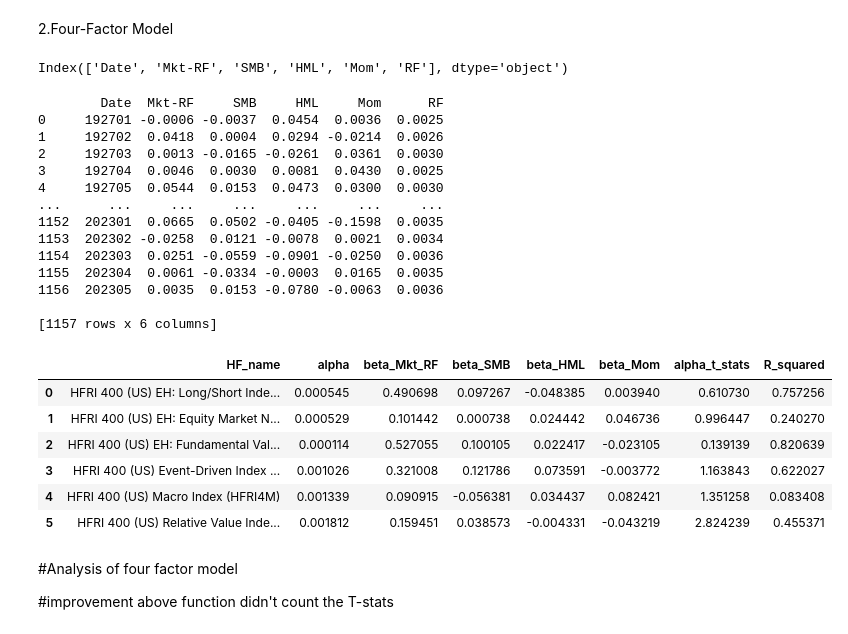
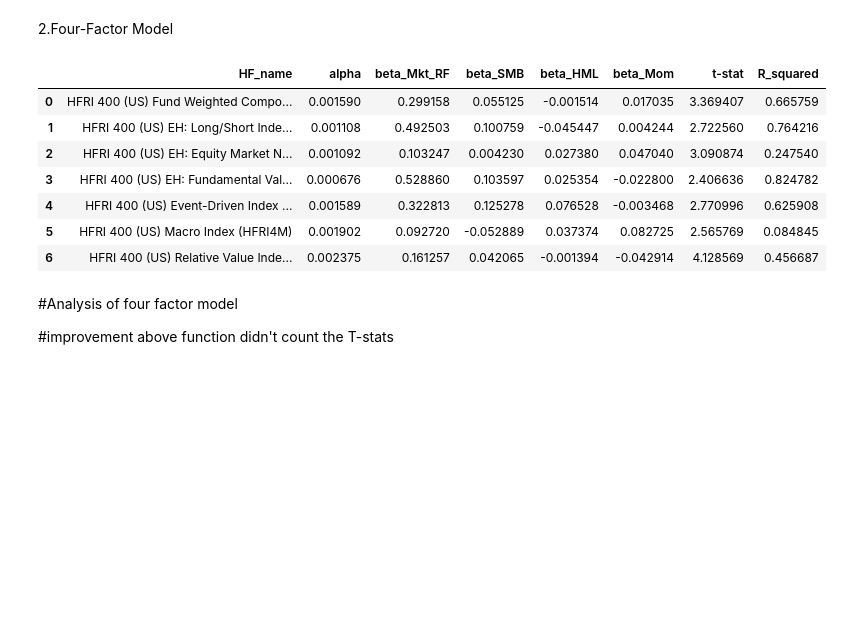
Before and after one commit to Jialin-Eddie/Portfolio_Managment, a Jupyter notebook: src/hedgeFund/hedgeFund.ipynb, the cells around one changed output. Saved outputs shown, nothing was run; the diff lists cells and outputs as text; code cells hidden in the pictures; blank space fills up the shorter version.

Commit message:
everything goes fine, now I gonna do update in Portfolio_construct, to edit the way I calculate weights

```diff
--- a/src/hedgeFund/hedgeFund.ipynb
+++ b/src/hedgeFund/hedgeFund.ipynb
@@ -247,11 +182,5 @@ These two strategies, the Equity Market Neutral Index for its diversification be
 # %% [markdown]
 2.Four-Factor Model
-# %%
-Emp_factors.rename(columns={'Mom   ': 'Mom'}, inplace=True)
-Emp_factors.keys()
-# Emp_factors['Mom'].iloc[-time_Length:]
-# %% [output]
-Index(['Date', 'Mkt-RF', 'SMB', 'HML', 'Mom', 'RF'], dtype='object')
 # %%
 from scipy import stats
 import pandas as pd
@@ -303,7 +232,9 @@ class hedgeFundClass:
         # Store results
         self.alpha = model.params['const']
         self.betas = model.params[1:]  # All betas except the constant term
-        self.t_stats = model.tvalues
+
+        std_err = np.std(self.HF_returns) / np.sqrt(len(self.HF_returns))
+        self.t_stat = self.HF_returns.mean() / std_err
         self.r_squared = model.rsquared
         # print(model.tvalues['const'])
         # Return the results of the model
@@ -314,58 +245,45 @@ class hedgeFundClass:
             'beta_SMB': model.params['SMB'],
             'beta_HML': model.params['HML'],
             'beta_Mom': model.params['Mom'],
-            'alpha_t_stats': model.tvalues['const'],
+            't-stat': self.t_stat,
             'R_squared': model.rsquared
         }
 
 
 def analyze_hedge_funds_general(HF_returns, *factors):
     results = []
-    for hf_name in HF_returns.keys()[1:]:  # Start from index 1 to skip the 'Date' column
+    for hf_name in HF_returns.keys():  # Start from index 1 to skip the 'Date' column
         HF = hedgeFundClass(HF_returns[hf_name], hf_name)
         results.append(HF.run_four_factor_regression(*factors))
     return pd.DataFrame(results)
 
 time_Length = len(HF_returns)
-RP_HF_returns = HF_returns[HF_returns.keys()[1:]] - Emp_factors['RF'].iloc[-time_Length]
+RP_HF_returns = HF_returns[HF_returns.keys()[1:]] - Emp_factors['RF'].iloc[-time_Length:].values[:, np.newaxis]
 # print(RP_HF_returns)
-print(Emp_factors)
+# print(Emp_factors)
 time_Length = len(HF_returns)
-hedge_fund_list1 = analyze_hedge_funds(
+hedge_fund_list_four = analyze_hedge_funds_general(
     RP_HF_returns,
     Emp_factors['Mkt-RF'].iloc[-time_Length:],
     Emp_factors['SMB'].iloc[-time_Length:],
     Emp_factors['HML'].iloc[-time_Length:],
     Emp_factors['Mom'].iloc[-time_Length:]
 )
-display(hedge_fund_list1)
+display(hedge_fund_list_four)
 # hedge_fund_list2 = analyze_hedge_funds(
 #     HF_returns,
 #     Emp_factors['Mkt-RF'].iloc[-time_Length:],
 #     Emp_factors['SMB'].iloc[-time_Length:],
 #     Emp_factors['HML'].iloc[-time_Length:],
 #     Emp_factors['Mom'].iloc[-time_Length:]
 # )
 # display(hedge_fund_list2)
 # %% [output]
-        Date  Mkt-RF     SMB     HML     Mom      RF
-0     192701 -0.0006 -0.0037  0.0454  0.0036  0.0025
-1     192702  0.0418  0.0004  0.0294 -0.0214  0.0026
-2     192703  0.0013 -0.0165 -0.0261  0.0361  0.0030
-3     192704  0.0046  0.0030  0.0081  0.0430  0.0025
-4     192705  0.0544  0.0153  0.0473  0.0300  0.0030
-...      ...     ...     ...     ...     ...     ...
-1152  202301  0.0665  0.0502 -0.0405 -0.1598  0.0035
-1153  202302 -0.0258  0.0121 -0.0078  0.0021  0.0034
-1154  202303  0.0251 -0.0559 -0.0901 -0.0250  0.0036
-1155  202304  0.0061 -0.0334 -0.0003  0.0165  0.0035
-1156  202305  0.0035  0.0153 -0.0780 -0.0063  0.0036
-
-[1157 rows x 6 columns]
-|  | HF_name | alpha | beta_Mkt_RF | beta_SMB | beta_HML | beta_Mom | alpha_t_stats | R_squared |
-| 0 | HFRI 400 (US) EH: Long/Short Inde... | 0.000545 | 0.490698 | 0.097267 | -0.048385 | 0.003940 | 0.610730 | 0.757256 |
-| 1 | HFRI 400 (US) EH: Equity Market N... | 0.000529 | 0.101442 | 0.000738 | 0.024442 | 0.046736 | 0.996447 | 0.240270 |
-| 2 | HFRI 400 (US) EH: Fundamental Val... | 0.000114 | 0.527055 | 0.100105 | 0.022417 | -0.023105 | 0.139139 | 0.820639 |
-| 3 | HFRI 400 (US) Event-Driven Index ... | 0.001026 | 0.321008 | 0.121786 | 0.073591 | -0.003772 | 1.163843 | 0.622027 |
-| 4 | HFRI 400 (US) Macro Index (HFRI4M) | 0.001339 | 0.090915 | -0.056381 | 0.034437 | 0.082421 | 1.351258 | 0.083408 |
-| 5 | HFRI 400 (US) Relative Value Inde... | 0.001812 | 0.159451 | 0.038573 | -0.004331 | -0.043219 | 2.824239 | 0.455371 |
+|  | HF_name | alpha | beta_Mkt_RF | beta_SMB | beta_HML | beta_Mom | t-stat | R_squared |
+| 0 | HFRI 400 (US) Fund Weighted Compo... | 0.001590 | 0.299158 | 0.055125 | -0.001514 | 0.017035 | 3.369407 | 0.665759 |
+| 1 | HFRI 400 (US) EH: Long/Short Inde... | 0.001108 | 0.492503 | 0.100759 | -0.045447 | 0.004244 | 2.722560 | 0.764216 |
+| 2 | HFRI 400 (US) EH: Equity Market N... | 0.001092 | 0.103247 | 0.004230 | 0.027380 | 0.047040 | 3.090874 | 0.247540 |
+| 3 | HFRI 400 (US) EH: Fundamental Val... | 0.000676 | 0.528860 | 0.103597 | 0.025354 | -0.022800 | 2.406636 | 0.824782 |
+| 4 | HFRI 400 (US) Event-Driven Index ... | 0.001589 | 0.322813 | 0.125278 | 0.076528 | -0.003468 | 2.770996 | 0.625908 |
+| 5 | HFRI 400 (US) Macro Index (HFRI4M) | 0.001902 | 0.092720 | -0.052889 | 0.037374 | 0.082725 | 2.565769 | 0.084845 |
+| 6 | HFRI 400 (US) Relative Value Inde... | 0.002375 | 0.161257 | 0.042065 | -0.001394 | -0.042914 | 4.128569 | 0.456687 |
```
Also changed, not shown: parts of 10 cells of this notebook, 13 other files.
